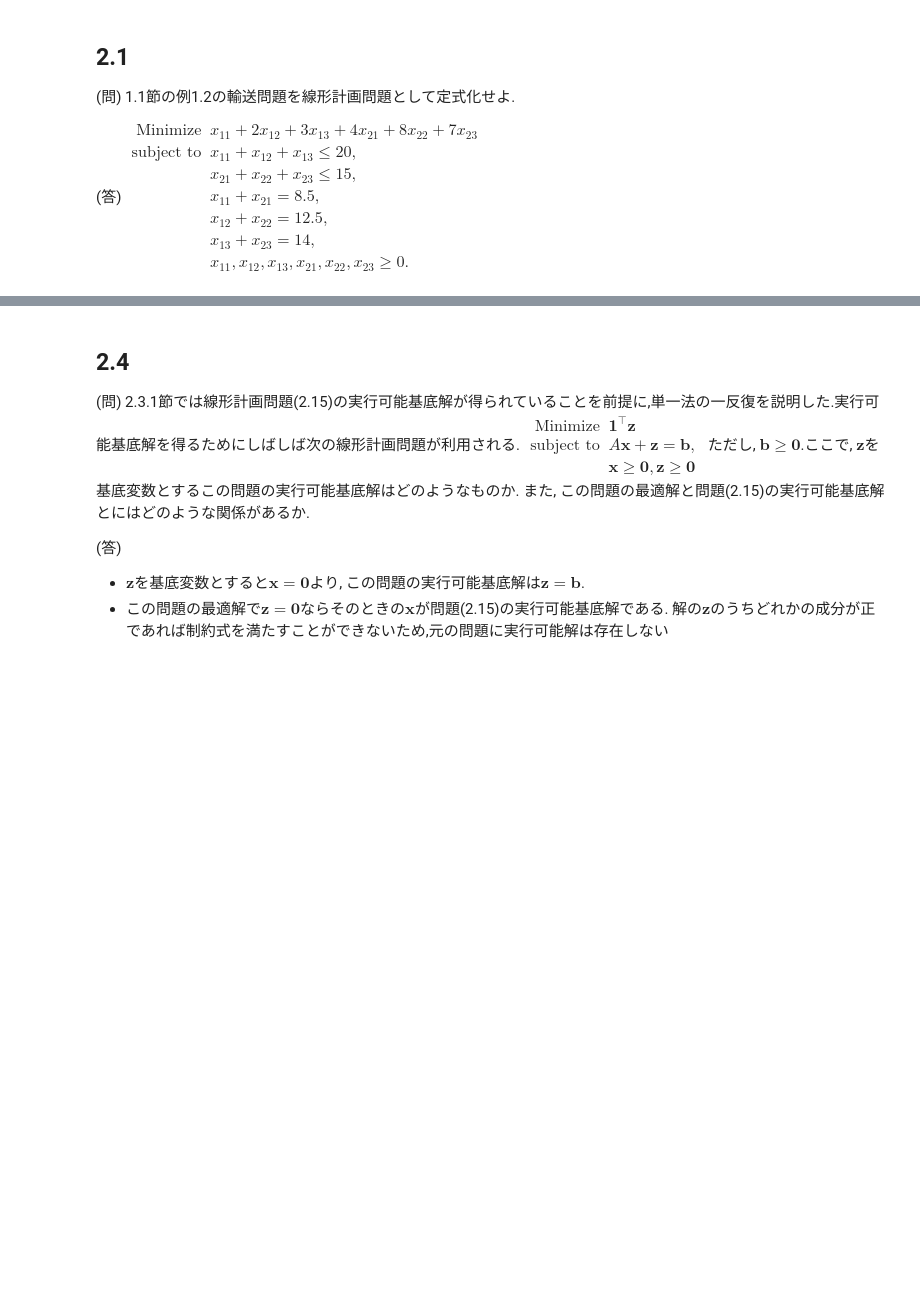
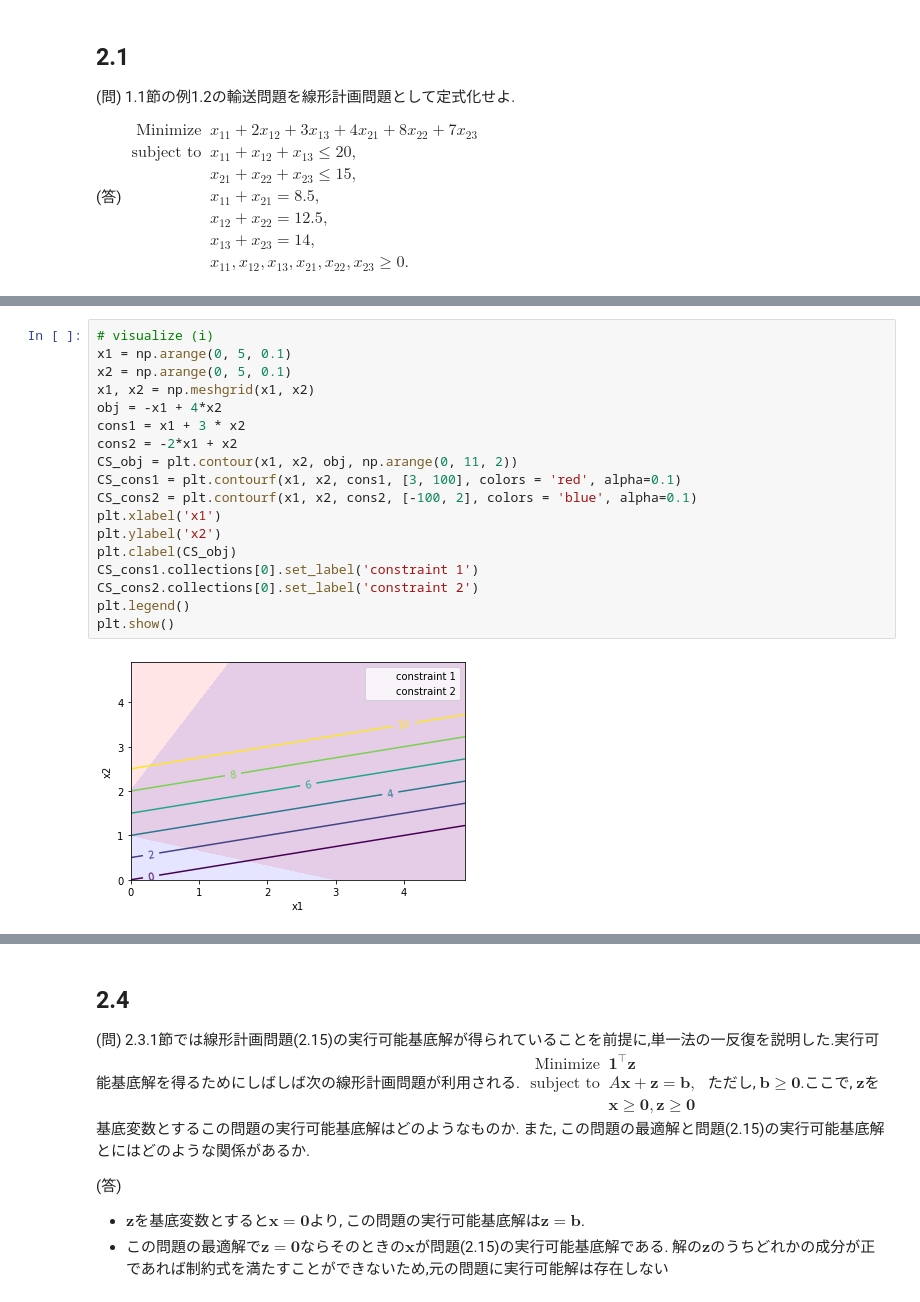
Before and after one commit to CSReading/Optimization, a Jupyter notebook: problems/chapter2/mshibatatt.ipynb, the cells around one changed output, grey strips where cells are left out. Saved outputs shown, nothing was run; the diff lists cells and outputs as text; blank space fills up the shorter version.

```diff
--- a/problems/chapter2/mshibatatt.ipynb
+++ b/problems/chapter2/mshibatatt.ipynb
@@ -99,0 +132,20 @@ $\begin{aligned}
+# %%
+# visualize (i)
+x1 = np.arange(0, 5, 0.1)
+x2 = np.arange(0, 5, 0.1)
+x1, x2 = np.meshgrid(x1, x2)
+obj = -x1 + 4*x2
+cons1 = x1 + 3 * x2
+cons2 = -2*x1 + x2
+CS_obj = plt.contour(x1, x2, obj, np.arange(0, 11, 2))
+CS_cons1 = plt.contourf(x1, x2, cons1, [3, 100], colors = 'red', alpha=0.1)
+CS_cons2 = plt.contourf(x1, x2, cons2, [-100, 2], colors = 'blue', alpha=0.1)
+plt.xlabel('x1')
+plt.ylabel('x2')
+plt.clabel(CS_obj)
+CS_cons1.collections[0].set_label('constraint 1')
+CS_cons2.collections[0].set_label('constraint 2')
+plt.legend()
+plt.show()
+# %% [output]
+[figure, added]
```
Also changed, not shown: parts of 13 cells of this notebook.
